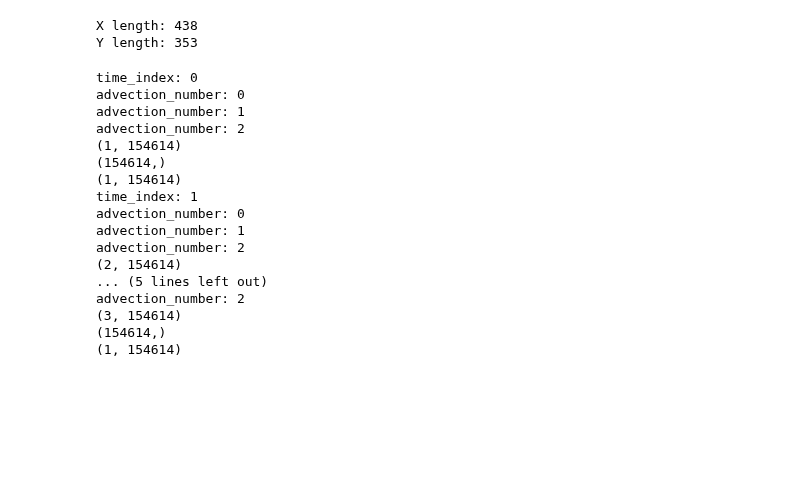
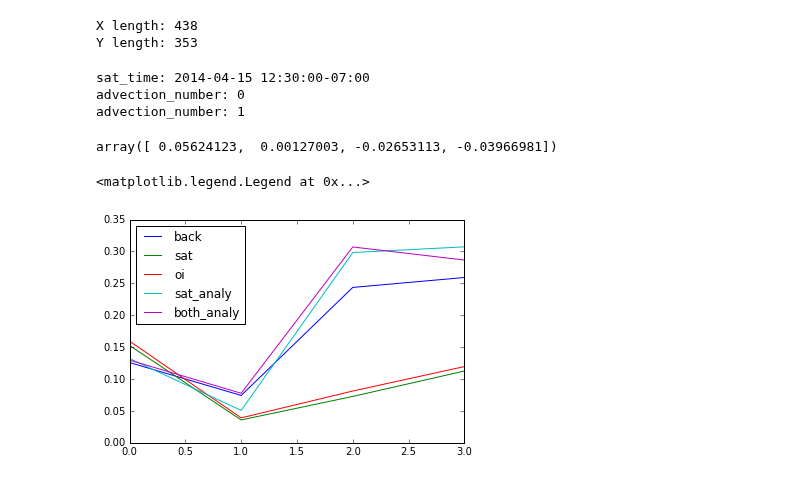
Before and after one commit to travisMharty/letkf_forecasting, a Jupyter notebook: run_file.ipynb, the cells around one changed output. Drawn from its saved outputs; the diff is of its cells as text; code cells hidden in the pictures; blank space fills up the shorter version.

Commit message:
Now only_durring_sat returns error statistics. Began working on only_oi which will return only optimal interpolation

```diff
--- a/run_file.ipynb
+++ b/run_file.ipynb
@@ -165,24 +165,26 @@ importlib.reload(lf)
 dx = 250 #in km
 dy = 250 #in km
 C_max = 0.7
-assimilation_grid_size = 1 #was 5
-localization_letkf = 1
+assimilation_grid_size = 1 # was 5
+localization_letkf = 2
 sat_inflation = 1
 sensor_inflation = 1
 
-sat_sig = 0.00001 #0.01 #0.05 #0.001 <- good
+sat_sig = 0.001 #0.01 #0.05 #0.001 <- good
 sensor_sig = 0.01 #0.1 #0.05 #.1
 ens_size = 40
-wind_sigma = (.5, .5)
+wind_sigma = (1, 1)
 wind_size = 2
 CI_sigma = .4 # was .1
 
-oi_localization = 0.2
-oi_inflation = 10**4 #0.01
+oi_localization = 0.6
+oi_sensor_sig = .0088
+oi_sat_sig = 5.5*10**-5
+oi_inflation = 25000
 
 
-start_time = '2014-04-15 12:45:00' #11:00:00 is not a bad start
-end_time = '2014-04-15 13:45:00' #Gets boring shortly after 14:00:00
+start_time = '2014-04-15 12:30:00' #11:00:00 is not a bad start
+end_time = '2014-04-15 13:30:00' #Gets boring shortly after 14:00:00
 
 goes15_azimuth = 220.5
 goes15_elevation = 44.1
@@ -200,6 +202,8 @@ stuff = lf.only_durring_sat(
     sat_sig=sat_sig, ens_size=ens_size,
     wind_sigma=wind_sigma, wind_size=wind_size,
     client=client,
+    oi_sensor_sig = oi_sensor_sig,
+    oi_sat_sig = oi_sat_sig,
     oi_localization=oi_localization,
     oi_inflation=oi_inflation,
     sensor_data=sensor_CI,
@@ -209,22 +213,23 @@ stuff = lf.only_durring_sat(
     CI_sigma=CI_sigma, location=tus,
     cloud_height=cloud_height, sat_azimuth=goes15_azimuth,
     sat_elevation=goes15_elevation)
-analysis, background, advected, used_sat, OI, sat_time_range, trace_back, trace_analy = stuff
+analysis, background, advected, used_sat, OI, sat_time_range, trace_back, trace_analy, background_error, analysis_error_sat, analysis_error_sat_sens, oi_error, sat_error = stuff
 # %% [output]
-time_index: 0
+sat_time: 2014-04-15 12:30:00-07:00
 advection_number: 0
 advection_number: 1
-advection_number: 2
-(1, 154614)
-(154614,)
-(1, 154614)
-time_index: 1
-advection_number: 0
-advection_number: 1
-advection_number: 2
-(2, 154614)
-... (5 lines left out)
-advection_number: 2
-(3, 154614)
-(154614,)
-(1, 154614)
+# %%
+background_error.mean(axis=1)[1:]
+# %% [output]
+array([ 0.05624123,  0.00127003, -0.02653113, -0.03966981])
+# %%
+plt.figure()
+plt.plot(np.sqrt(background_error**2).mean(axis=1)[1:])
+plt.plot(np.sqrt(sat_error**2).mean(axis=1)[1:])
+plt.plot(np.sqrt(oi_error**2).mean(axis=1)[1:])
+plt.plot(np.sqrt(analysis_error_sat**2).mean(axis=1)[1:])
+plt.plot(np.sqrt(anlysis_error_sat_sens**2).mean(axis=1)[1:])
+plt.legend(['back', 'sat', 'oi', 'sat_analy', 'both_analy'], loc='upper left')
+# %% [output]
+<matplotlib.legend.Legend at 0x...>
+[figure, added]
```
Also changed, not shown: parts of 4 cells of this notebook, 1 other file.
